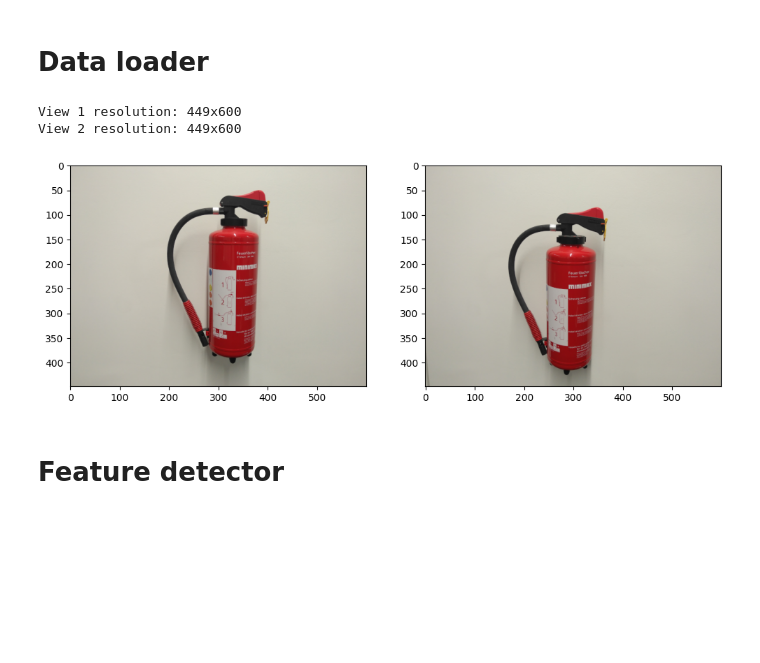
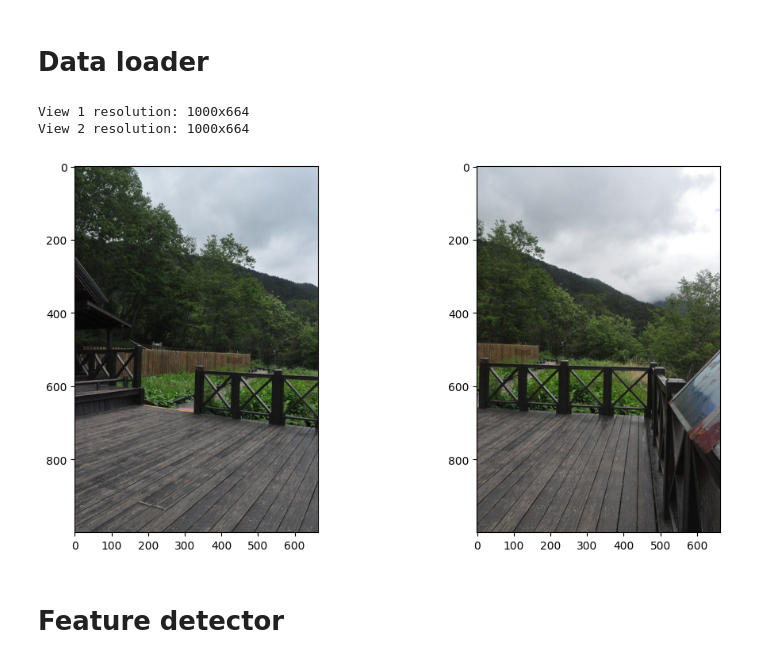
Before and after one commit to Raichuu41/3d-cv-image-stitching, a Jupyter notebook: src/harris_coner_detector.ipynb, the cells around one changed output. Drawn from its saved outputs; the diff is of its cells as text; code cells hidden in the pictures; blank space fills up the shorter version.

```diff
--- a/src/harris_coner_detector.ipynb
+++ b/src/harris_coner_detector.ipynb
@@ -18,24 +19,24 @@ from scipy.ndimage import sobel, gaussian_filter, maximum_filter, convolve
 # %%
 ##### Need image database
 
 ##### Testing
 # Load images and resize
-VIEW1 = np.array(Image.open("data/fire-extinguisher/01.png")) / 255
-VIEW2 = np.array(Image.open("data/fire-extinguisher/02.png")) / 255
+VIEW1 = np.array(Image.open("data/xue-mountain/01.jpg")) / 255
+VIEW2 = np.array(Image.open("data/xue-mountain/02.jpg")) / 255
 
 # Check resolution
 print(f"View 1 resolution: {VIEW1.shape[0]}x{VIEW1.shape[1]}")
 print(f"View 2 resolution: {VIEW2.shape[0]}x{VIEW2.shape[1]}")
 
 # Show both views
 _, AXES = plt.subplots(1, 2, figsize=(12, 6))
 AXES[0].imshow(VIEW1)
 AXES[1].imshow(VIEW2)
 plt.show()
 # %% [output]
-View 1 resolution: 449x600
-View 2 resolution: 449x600
+View 1 resolution: 1000x664
+View 2 resolution: 1000x664
-[figure, old version]
+[figure, new version]
 # %% [markdown]
 # Feature detector
 # %%
```
Also changed, not shown: parts of 4 cells of this notebook, 1 other file.
